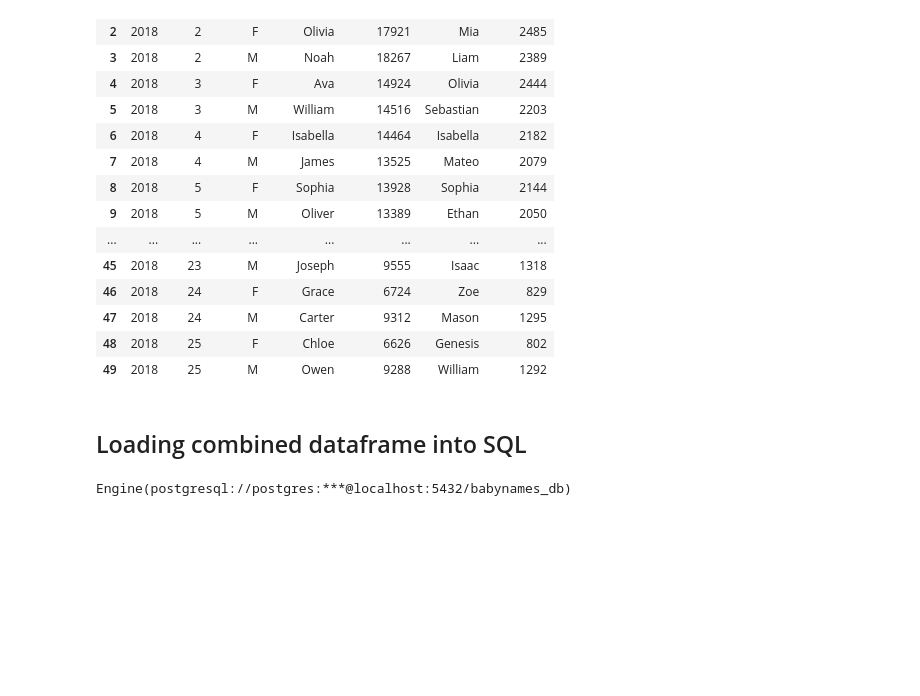
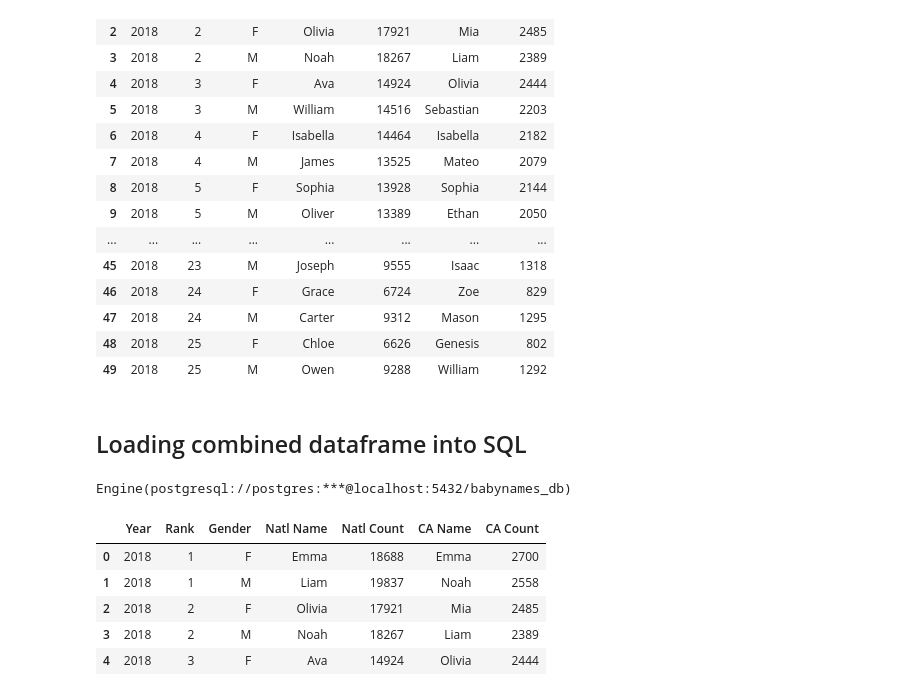
Before and after one commit to teresaflicek/Baby-Names-ETL, a Jupyter notebook: Baby_Names.ipynb, the cells around one changed output. Saved outputs shown, nothing was run; the diff lists cells and outputs as text; code cells hidden in the pictures; blank space fills up the shorter version.

```diff
--- a/Baby_Names.ipynb
+++ b/Baby_Names.ipynb
@@ -294,5 +289,6 @@ rds_connection_string = "postgres:<password:makeconfig>@localhost:5432/babynames
 engine = create_engine(f'postgresql://{rds_connection_string}')
-# %%
-engine
-# %% [output]
-Engine(postgresql://postgres:***@localhost:5432/babynames_db)
+# %%
+#print engine to check connection
+engine
+# %% [output]
+Engine(postgresql://postgres:***@localhost:5432/babynames_db)
@@ -298,0 +298,10 @@ Engine(postgresql://postgres:***@localhost:5432/babynames_db)
+# %%
+#confirm data has been added by querying the table
+pd.read_sql_query('select * from top_25_baby_names', con=engine).head()
+# %% [output]
+|  | Year | Rank | Gender | Natl Name | Natl Count | CA Name | CA Count |
+| 0 | 2018 | 1 | F | Emma | 18688 | Emma | 2700 |
+| 1 | 2018 | 1 | M | Liam | 19837 | Noah | 2558 |
+| 2 | 2018 | 2 | F | Olivia | 17921 | Mia | 2485 |
+| 3 | 2018 | 2 | M | Noah | 18267 | Liam | 2389 |
+| 4 | 2018 | 3 | F | Ava | 14924 | Olivia | 2444 |
```
Also changed, not shown: parts of 9 cells of this notebook, 1 other file.
